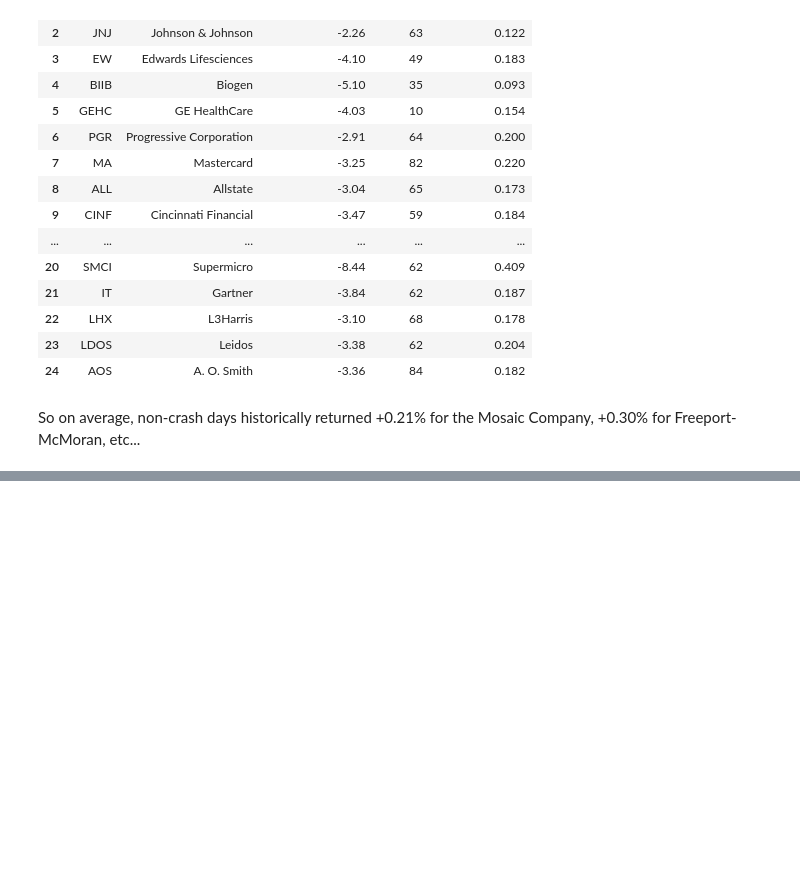
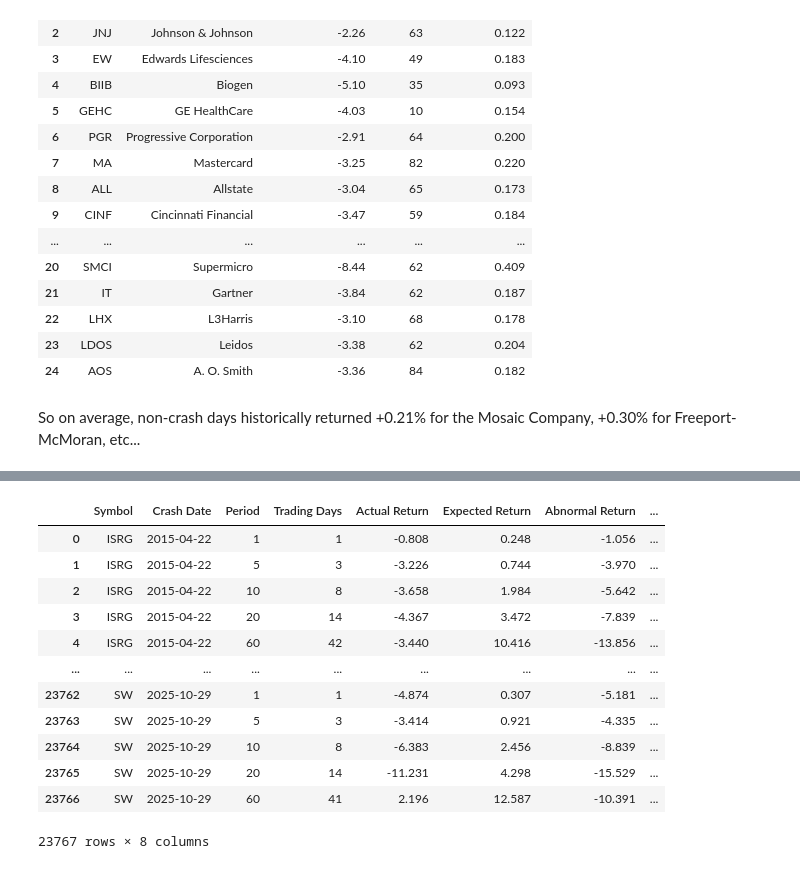
Before and after one commit to yannzg/sp500-rebounds, a Jupyter notebook: analysis.ipynb, the cells around one changed output, grey strips where cells are left out. Saved outputs shown, nothing was run; the diff lists cells and outputs as text; code cells hidden in the pictures; blank space fills up the shorter version.

```diff
--- a/analysis.ipynb
+++ b/analysis.ipynb
@@ -780,2 +716,70 @@ crashes
+# %%
+results = []
+
+for symbol in symbols:
+
+    row = stocks_info[stocks_info["Symbol"] == symbol].iloc[0]
+    expected_return = row["Expected Return"]
+    threshold = row["Crash Threshold"]
+
+    prices = stocks["Close"][symbol].dropna()
+    log_returns = np.log(prices / prices.shift(1)) # actual returns
+
+    for date in log_returns.index:
+        daily_log = log_returns[date]
+
+        # Skip NaN and non-crash days
+        if pd.isna(daily_log):
+            continue
+
+        if daily_log <= threshold:
+            crash_price = prices[date]
+
+            for period in [1, 5, 10, 20, 60, 90, 180, 365]:
+                later_idx = prices.index.searchsorted(date + pd.Timedelta(days=period))
+                if later_idx >= len(prices.index):
+                    continue
+                later_date = prices.index[later_idx]
+
+                future_price = prices[later_date]
+
+                # Count actual trading days for expected return scaling
+                trading_days = len(prices[date:later_date]) - 1
+                if trading_days <= 0:
+                    continue
+
+                actual_return_pct = np.log(future_price / crash_price) * 100
+                expected_return_pct = expected_return * trading_days
+                difference = actual_return_pct - expected_return_pct
+
+                results.append({
+                    "Symbol": symbol,
+                    "Crash Date": date,
+                    "Period": period,
+                    "Trading Days": trading_days,
+                    "Actual Return": round(actual_return_pct, 3),
+                    "Expected Return": round(expected_return_pct, 3),
+                    "Abnormal Return": round(difference, 3)
+                })
+
+crashes = pd.DataFrame(results)
+crashes["Interpretation"] = crashes["Abnormal Return"].apply(
+    lambda x: "Rebounded" if x > 0 else "Underperformed")
+
+crashes
+# %% [output]
+|  | Symbol | Crash Date | Period | Trading Days | Actual Return | Expected Return | Abnormal Return | ... |
+| 0 | ISRG | 2015-04-22 | 1 | 1 | -0.808 | 0.248 | -1.056 | ... |
+| 1 | ISRG | 2015-04-22 | 5 | 3 | -3.226 | 0.744 | -3.970 | ... |
+| 2 | ISRG | 2015-04-22 | 10 | 8 | -3.658 | 1.984 | -5.642 | ... |
+| 3 | ISRG | 2015-04-22 | 20 | 14 | -4.367 | 3.472 | -7.839 | ... |
+| 4 | ISRG | 2015-04-22 | 60 | 42 | -3.440 | 10.416 | -13.856 | ... |
+| ... | ... | ... | ... | ... | ... | ... | ... | ... |
+| 23762 | SW | 2025-10-29 | 1 | 1 | -4.874 | 0.307 | -5.181 | ... |
+| 23763 | SW | 2025-10-29 | 5 | 3 | -3.414 | 0.921 | -4.335 | ... |
+| 23764 | SW | 2025-10-29 | 10 | 8 | -6.383 | 2.456 | -8.839 | ... |
+| 23765 | SW | 2025-10-29 | 20 | 14 | -11.231 | 4.298 | -15.529 | ... |
+| 23766 | SW | 2025-10-29 | 60 | 41 | 2.196 | 12.587 | -10.391 | ... |
+23767 rows × 8 columns
 # %%
 # Group by period
```
Also changed, not shown: parts of 9 cells of this notebook.
